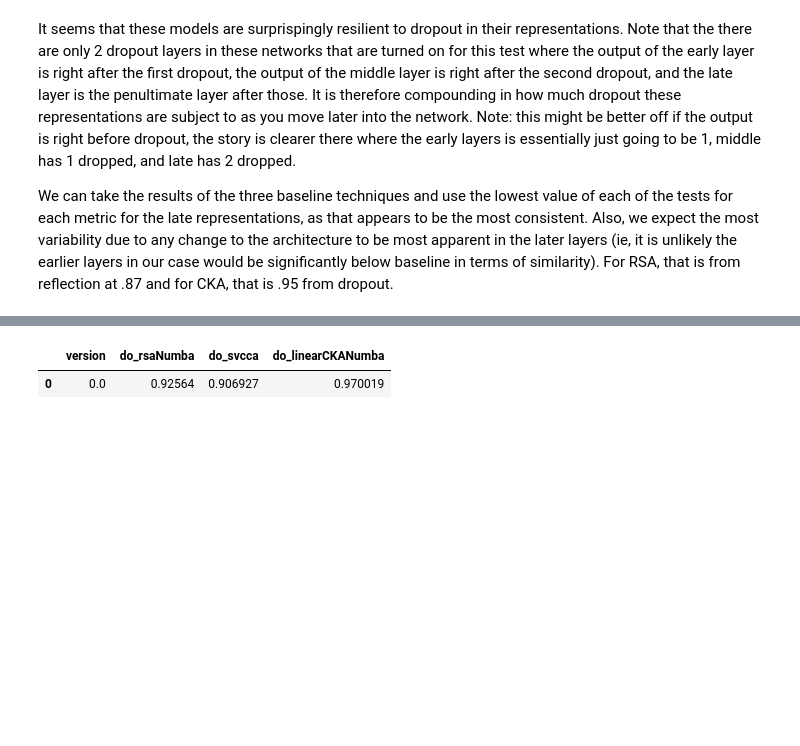
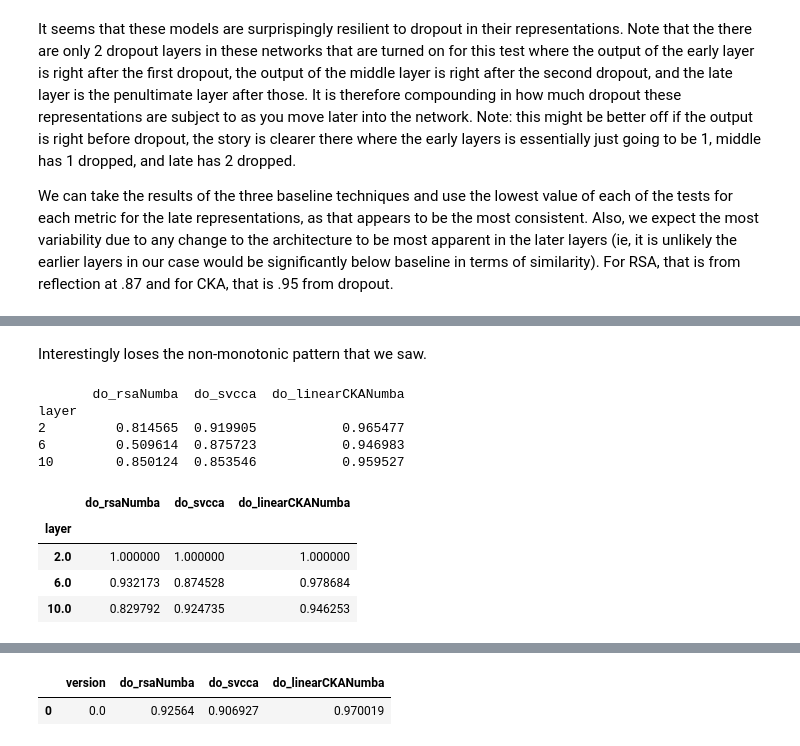
Before and after one commit to VandyCatLab/modelzoo, a Jupyter notebook: notebooks/MasterbookJason.ipynb, the cells around one changed output, grey strips where cells are left out. Cells and saved outputs as stored; diff of their text form; code cells hidden in the pictures; blank space fills up the shorter version.

Commit message:
latest data

```diff
--- a/notebooks/MasterbookJason.ipynb
+++ b/notebooks/MasterbookJason.ipynb
@@ -712,0 +731,2 @@ We can take the results of the three baseline techniques and use the lowest valu
+# %% [markdown]
+Interestingly loses the non-monotonic pattern that we saw.
@@ -712,0 +743,21 @@ We can take the results of the three baseline techniques and use the lowest valu
+# %%
+print(translatePrePoolMean.loc[5.0])
+# %% [output]
+       do_rsaNumba  do_svcca  do_linearCKANumba
+layer
+2         0.814565  0.919905           0.965477
+6         0.509614  0.875723           0.946983
+10        0.850124  0.853546           0.959527
+# %%
+dropPrePoolData = pd.read_csv('../outputs/masterOutput/baseline/compiled/dropout-NoPool.csv', index_col=0)
+
+dropPrePoolMean = dropPrePoolData.groupby(['version', 'layer'])[funNames].agg(np.mean)
+dropPrePoolCI = dropPrePoolData.groupby(['version', 'layer'])[funNames].agg(bootstrapCI)
+# %%
+dropPrePoolMean.loc[.5]
+# %% [output]
+|  | do_rsaNumba | do_svcca | do_linearCKANumba |
+| layer |  |  |  |
+| 2.0 | 1.000000 | 1.000000 | 1.000000 |
+| 6.0 | 0.932173 | 0.874528 | 0.978684 |
+| 10.0 | 0.829792 | 0.924735 | 0.946253 |
```
Also changed, not shown: parts of 11 cells of this notebook.
